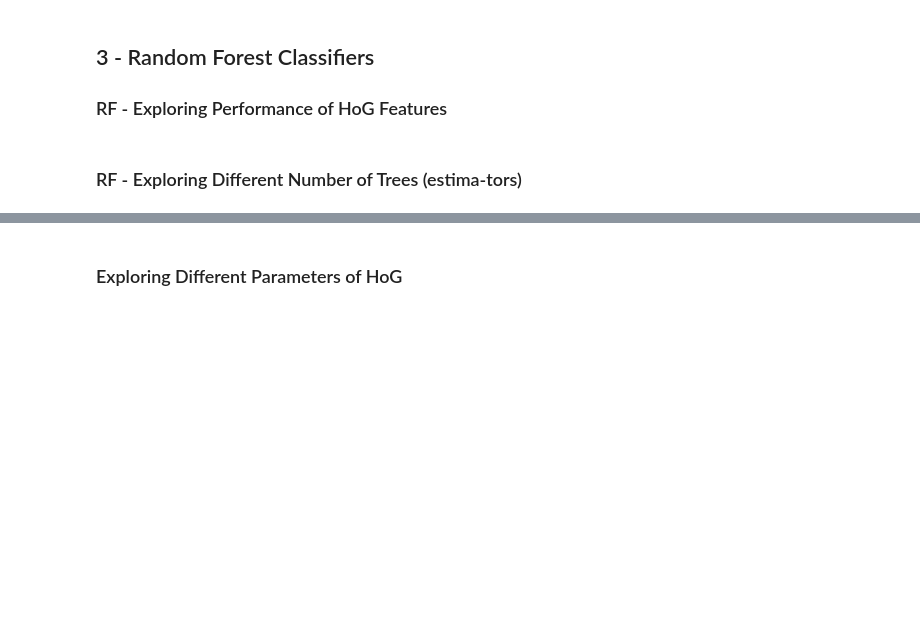
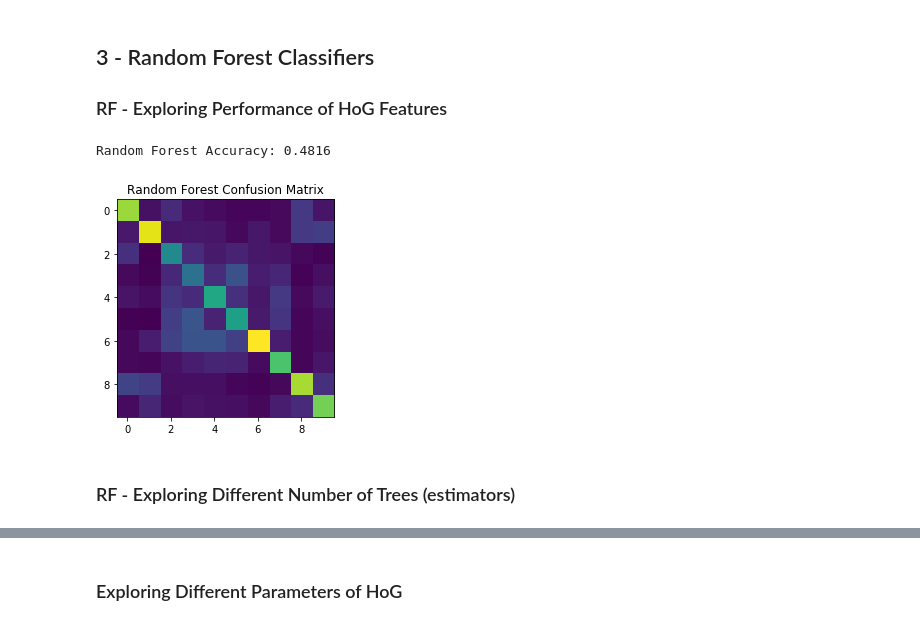
Before and after one commit to alexanderhale/ECSE415, a Jupyter notebook: Assignment_4/A4_Classifiers.ipynb, the cells around one changed output, grey strips where cells are left out. Saved outputs shown, nothing was run; the diff lists cells and outputs as text; code cells hidden in the pictures; blank space fills up the shorter version.

```diff
--- a/Assignment_4/A4_Classifiers.ipynb
+++ b/Assignment_4/A4_Classifiers.ipynb
@@ -97,5 +139,20 @@ print(hogFeatures.shape)
 # %% [markdown]
 ## 3 - Random Forest Classifiers
 ### RF - Exploring Performance of HoG Features
+# %%
+# create random forest classifier
+rf = RandomForestClassifier(n_estimators=100, criterion='entropy')
+
+# train classifier
+rf.fit(X_trn_hog, Y_trn)
+
+# evaluate classifier performance
+rf_predictions = rf.predict(X_test_hog)
+print('Random Forest Accuracy: {}'.format(accuracy_score(Y_test, rf_predictions)))
+plt.imshow(confusion_matrix(rf_predictions, Y_test)), plt.title('Random Forest Confusion Matrix')
+plt.show()
+# %% [output]
+Random Forest Accuracy: 0.4816
+[figure, added]
 # %% [markdown]
-### RF - Exploring Different Number of Trees (estima-tors)
+### RF - Exploring Different Number of Trees (estimators)
```
Also changed, not shown: parts of 21 cells of this notebook.
